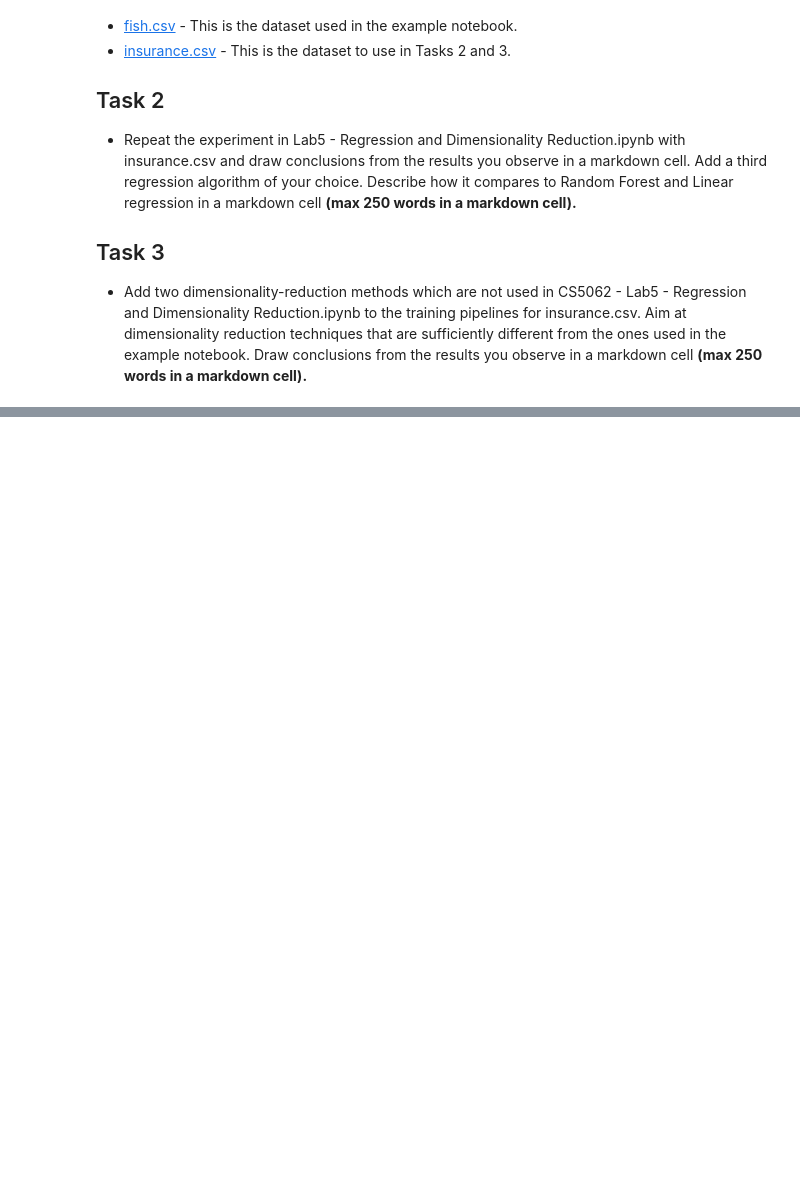
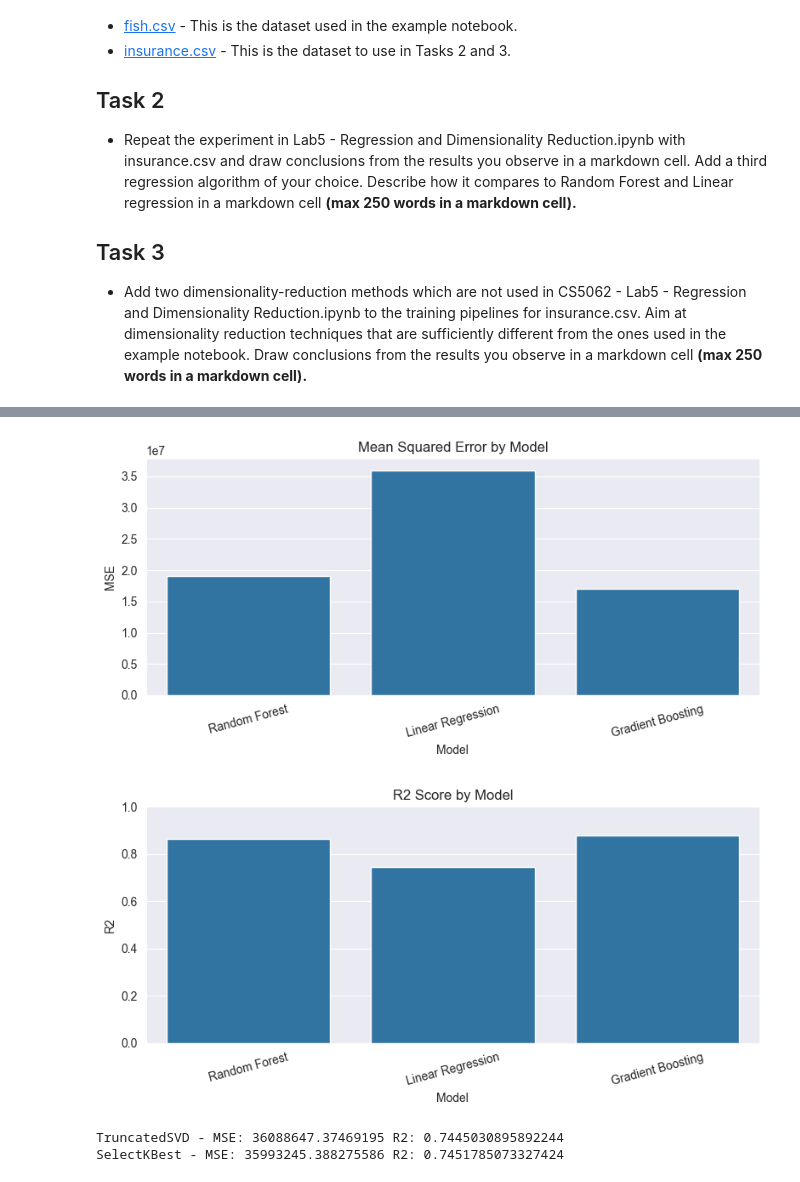
Before and after one commit to CraigPhayer/CS4168---DATA-MINING-LABS, a Jupyter notebook: Lab05/lab5.ipynb, the cells around one changed output, grey strips where cells are left out. Drawn from its saved outputs; the diff is of its cells as text; code cells hidden in the pictures; blank space fills up the shorter version.

```diff
--- a/Lab05/lab5.ipynb
+++ b/Lab05/lab5.ipynb
@@ -24,0 +195,45 @@ The first goal of Lab 5 is to understand how to introduce dimensionality reducti
+# %%
+# Plot MSE
+plt.figure(figsize=(8, 4))
+sns.barplot(data=results, x="Model", y="MSE")
+plt.title("Mean Squared Error by Model")
+plt.ylabel("MSE")
+plt.xticks(rotation=15)
+plt.tight_layout()
+plt.show()
+
+# Plot R2
+plt.figure(figsize=(8, 4))
+sns.barplot(data=results, x="Model", y="R2")
+plt.title("R2 Score by Model")
+plt.ylabel("R2")
+plt.ylim(0, 1)
+plt.xticks(rotation=15)
+plt.tight_layout()
+plt.show()
+# %% [output]
+[figure, added]
+[figure, added]
+# %%
+# Truncated SVD pipeline
+svd_pipeline = Pipeline([
+    ('preprocessor', preprocessor_pipeline),
+    ('svd', TruncatedSVD(n_components=5)),
+    ('regressor', LinearRegression())
+])
+svd_pipeline.fit(X_train, y_train)
+svd_pred = svd_pipeline.predict(X_test)
+print("TruncatedSVD - MSE:", mean_squared_error(y_test, svd_pred), "R2:", r2_score(y_test, svd_pred))
+
+# SelectKBest pipeline
+kbest_pipeline = Pipeline([
+    ('preprocessor', preprocessor_pipeline),
+    ('kbest', SelectKBest(f_regression, k=5)),
+    ('regressor', LinearRegression())
+])
+kbest_pipeline.fit(X_train, y_train)
+kbest_pred = kbest_pipeline.predict(X_test)
+print("SelectKBest - MSE:", mean_squared_error(y_test, kbest_pred), "R2:", r2_score(y_test, kbest_pred))
+# %% [output]
+TruncatedSVD - MSE: 36088647.37469195 R2: 0.7445030895892244
+SelectKBest - MSE: 35993245.388275586 R2: 0.7451785073327424
```
Also changed, not shown: parts of 13 cells of this notebook.
